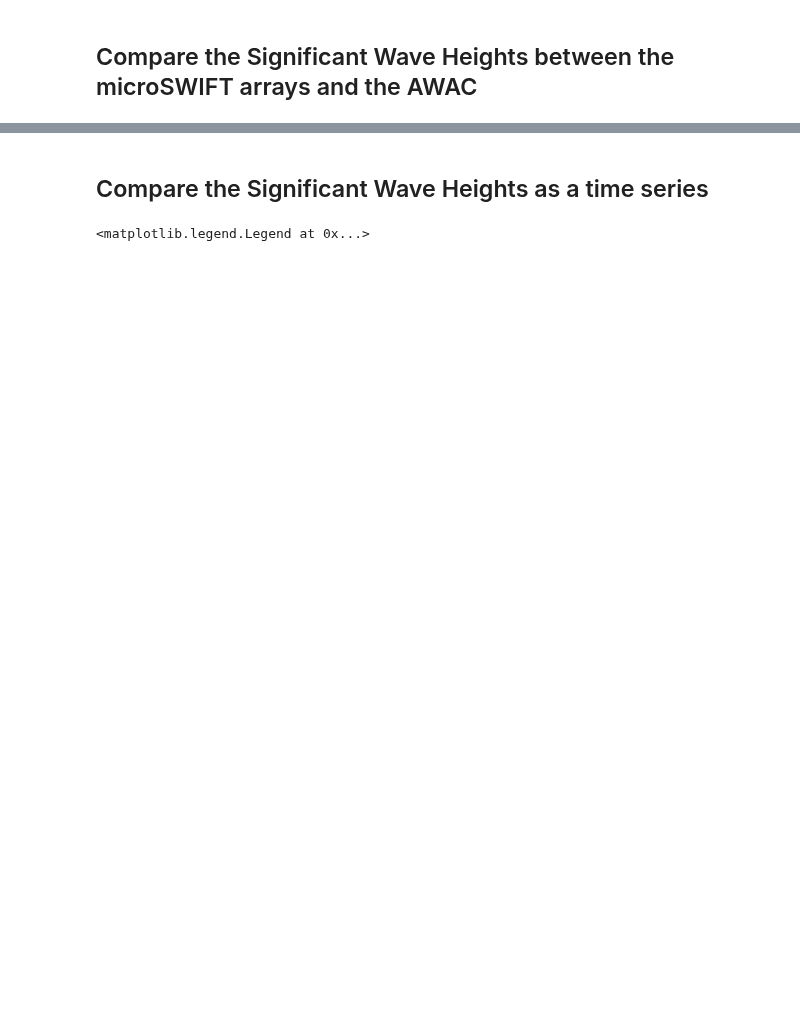
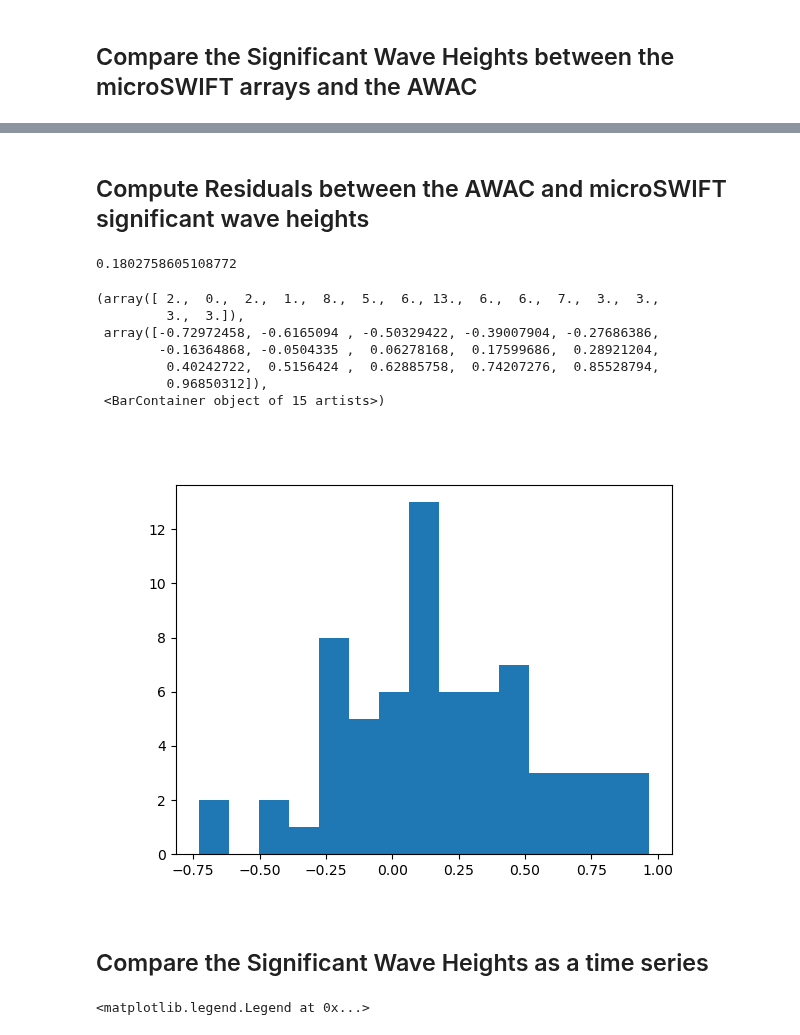
Before and after one commit to SASlabgroup/DUNEXMainExp, a Jupyter notebook: analysis/mission_comparison_4p5awac.ipynb, the cells around one changed output, grey strips where cells are left out. Drawn from its saved outputs; the diff is of its cells as text; code cells hidden in the pictures; blank space fills up the shorter version.

```diff
--- a/analysis/mission_comparison_4p5awac.ipynb
+++ b/analysis/mission_comparison_4p5awac.ipynb
@@ -85,3 +91,21 @@ ax.set_ylim(0, 4)
+# %% [markdown]
+## Compute Residuals between the AWAC and microSWIFT significant wave heights
+# %%
+sig_wave_height_residual =  np.array(awac_sig_wave_heights) - np.array(microSWIFT_sig_wave_heights)
+mean_residual = np.mean(sig_wave_height_residual)
+print(mean_residual)
+fig, ax = plt.subplots()
+ax.hist(sig_wave_height_residual, bins=15)
+# %% [output]
+0.1802758605108772
+(array([ 2.,  0.,  2.,  1.,  8.,  5.,  6., 13.,  6.,  6.,  7.,  3.,  3.,
+         3.,  3.]),
+ array([-0.72972458, -0.6165094 , -0.50329422, -0.39007904, -0.27686386,
+        -0.16364868, -0.0504335 ,  0.06278168,  0.17599686,  0.28921204,
+         0.40242722,  0.5156424 ,  0.62885758,  0.74207276,  0.85528794,
+         0.96850312]),
+ <BarContainer object of 15 artists>)
+[figure, added]
 # %% [markdown]
 ## Compare the Significant Wave Heights as a time series
 # %%
```
Also changed, not shown: parts of 11 cells of this notebook, 6 other files.
